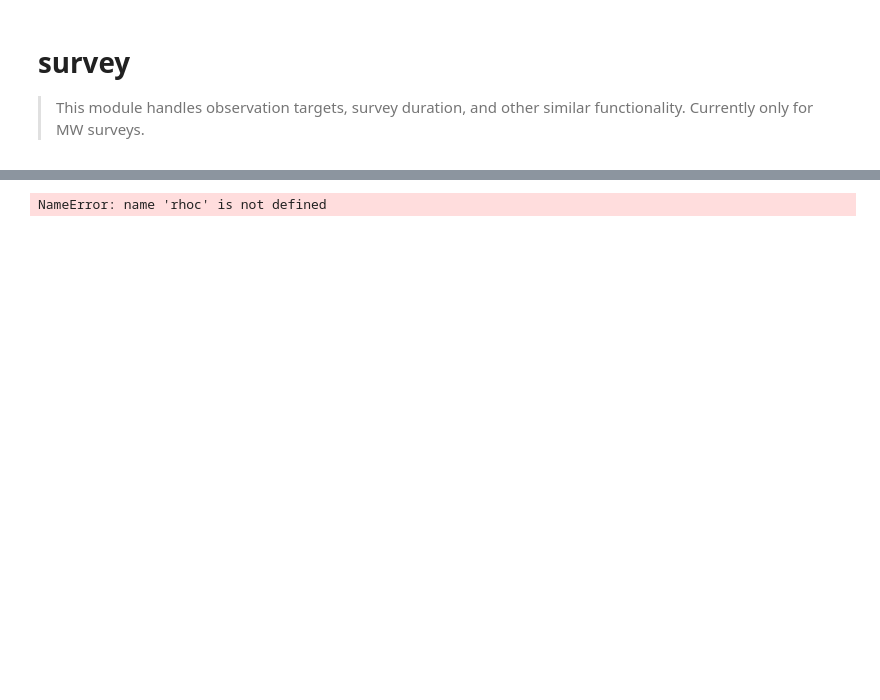
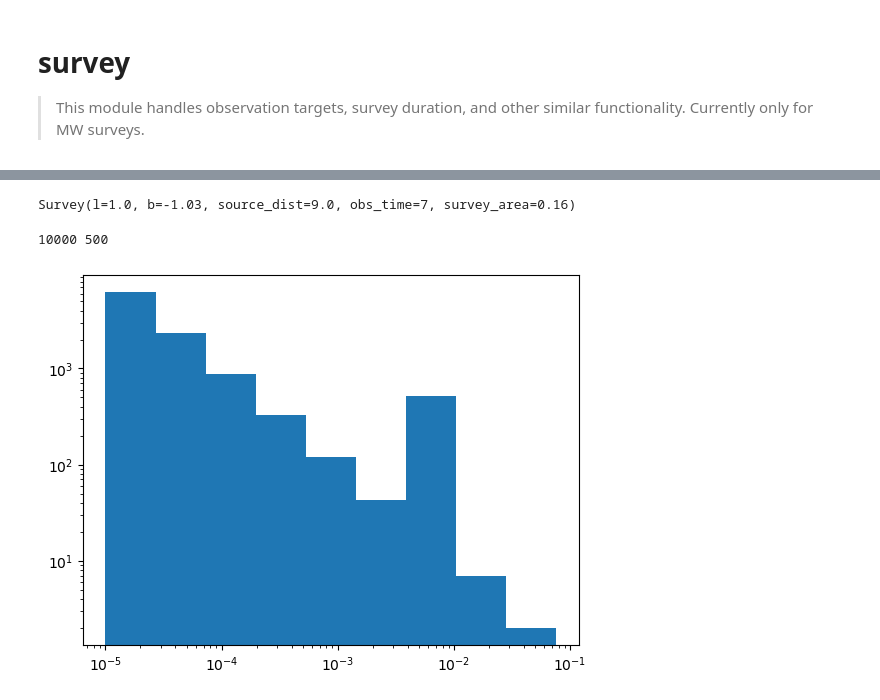
Before and after one commit to NolanSmyth/LensCalcPy, a Jupyter notebook: nbs/03_survey.ipynb, the cells around one changed output, grey strips where cells are left out. Cells and saved outputs as stored; diff of their text form; code cells hidden in the pictures; blank space fills up the shorter version.

Commit message:
Adding more functionality to survey

```diff
--- a/nbs/03_survey.ipynb
+++ b/nbs/03_survey.ipynb
@@ -58,5 +144,26 @@ s.dist_mw(5)
-# %%
-s.add_pbh(1, 1)
-print(s.pbh.density(5))
-# %% [output]
-NameError: name 'rhoc' is not defined
+# %%
+m_pbh = 1e-2
+f_dm = 1
+mlow = 1e-5
+alpha = 2
+# %%
+s = Survey(l, b, ds, obsTime, survey_area, n_pbh=500, n_ffp=1000)
+s
+# %% [output]
+Survey(l=1.0, b=-1.03, source_dist=9.0, obs_time=7, survey_area=0.16)
+# %%
+s.add_pbh(m_pbh, f_dm)
+s.add_ffp(mlow, alpha)
+lens_masses = s.get_lens_masses()
+# %% [output]
+10000 500
+# %%
+num_bins = 10
+bin_edges = np.logspace(np.log10(min(lens_masses)), np.log10(max(lens_masses)), num_bins)
+bin_centers = (bin_edges[:-1] + bin_edges[1:]) / 2
+# %%
+plt.hist(lens_masses, bins=bin_edges)
+plt.xscale("log")
+plt.yscale("log")
+# %% [output]
+[figure, added]
```
Also changed, not shown: parts of 6 cells of this notebook, 10 other files.
